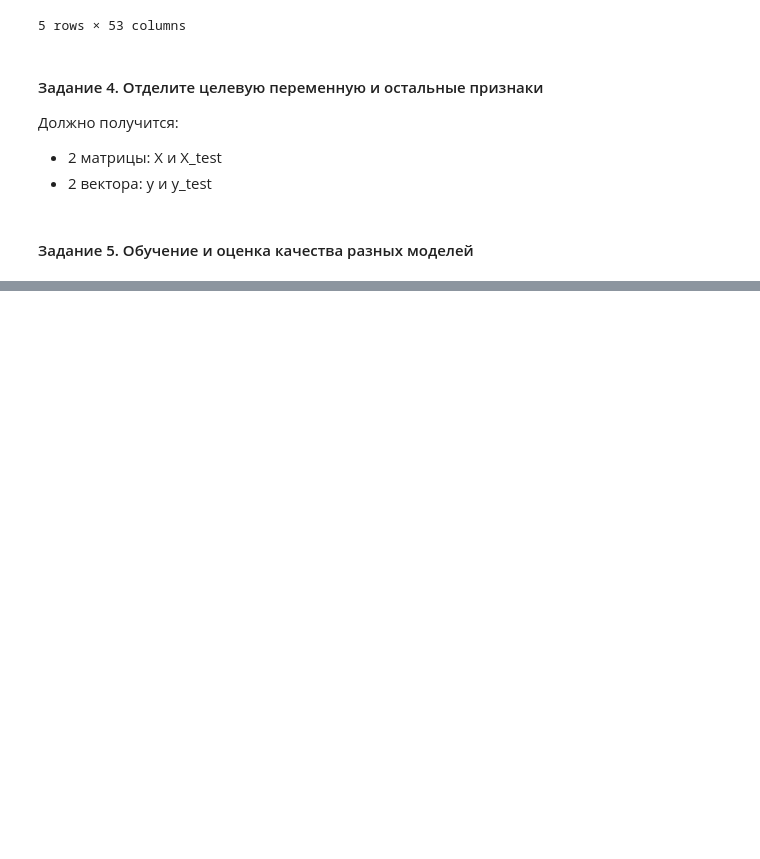
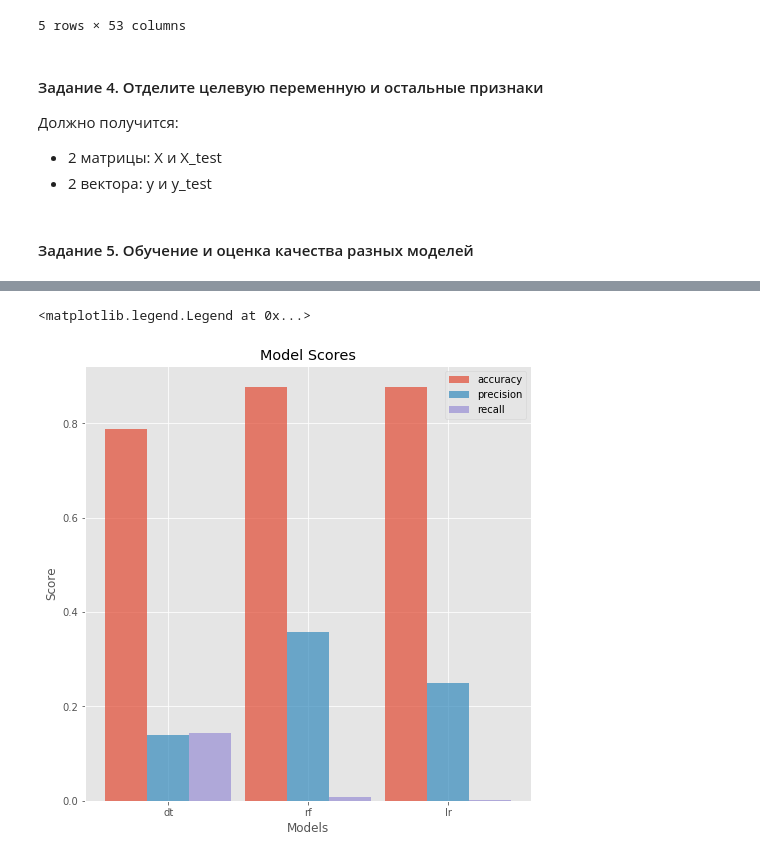
Before and after one commit to annkudinova/sfml, a Jupyter notebook: hw2_kudinova.ipynb, the cells around one changed output, grey strips where cells are left out. Saved outputs shown, nothing was run; the diff lists cells and outputs as text; code cells hidden in the pictures; blank space fills up the shorter version.

```diff
--- a/hw2_kudinova.ipynb
+++ b/hw2_kudinova.ipynb
@@ -356,3 +282,8 @@ ValueError: could not convert string to float: train
 from sklearn.metrics import accuracy_score, precision_score, recall_score
 
 ## Your Code Here
+
+
+dt_acc = accuracy_score(y_test, dt.predict(X_test))
+dt_pr_score = precision_score(y_test, dt.predict(X_test))
+dt_recall = recall_score(y_test, dt.predict(X_test))
@@ -375,0 +294,4 @@ cv = StratifiedKFold(n_splits=10, shuffle=True, random_state=123)
+# %%
+rf_acc = accuracy_score(y_test, rf.predict(X_test))
+rf_pr_score = precision_score(y_test, rf.predict(X_test))
+rf_recall = recall_score(y_test, rf.predict(X_test))
@@ -375,0 +302,4 @@ cv = StratifiedKFold(n_splits=10, shuffle=True, random_state=123)
+# %%
+lr_acc = accuracy_score(y_test, lr.predict(X_test))
+lr_pr_score = precision_score(y_test, lr.predict(X_test))
+lr_recall = recall_score(y_test, lr.predict(X_test))
@@ -375,0 +310,4 @@ cv = StratifiedKFold(n_splits=10, shuffle=True, random_state=123)
+# %%
+acc = [dt_acc, rf_acc, lr_acc]
+scr = [dt_pr_score, rf_pr_score, lr_pr_score]
+recall = [dt_recall, rf_recall, lr_recall]
@@ -375,0 +328,22 @@ cv = StratifiedKFold(n_splits=10, shuffle=True, random_state=123)
+# %%
+# Визуализировать эти метрики всех моделей на одном графике (чтоб визуально посмотреть)
+
+## Your Code Here
+index = np.arange(3)
+bar_width = 0.3
+alpha = 0.7
+
+plt.figure(figsize=(8, 8))
+
+plt.bar(index, acc, width=bar_width, alpha=alpha, label='accuracy')
+plt.bar(index+1.0*bar_width, scr,  width=bar_width, alpha=alpha, label='precision')
+plt.bar(index+2.0*bar_width, recall, width=bar_width, alpha=alpha, label='recall')
+
+plt.xlabel('Models')
+plt.ylabel('Score')
+plt.title('Model Scores')
+plt.xticks(index+1.0*bar_width, ['dt', 'rf', 'lr'])
+plt.legend()
+# %% [output]
+<matplotlib.legend.Legend at 0x...>
+[figure, added]
```
Also changed, not shown: parts of 29 cells of this notebook.
